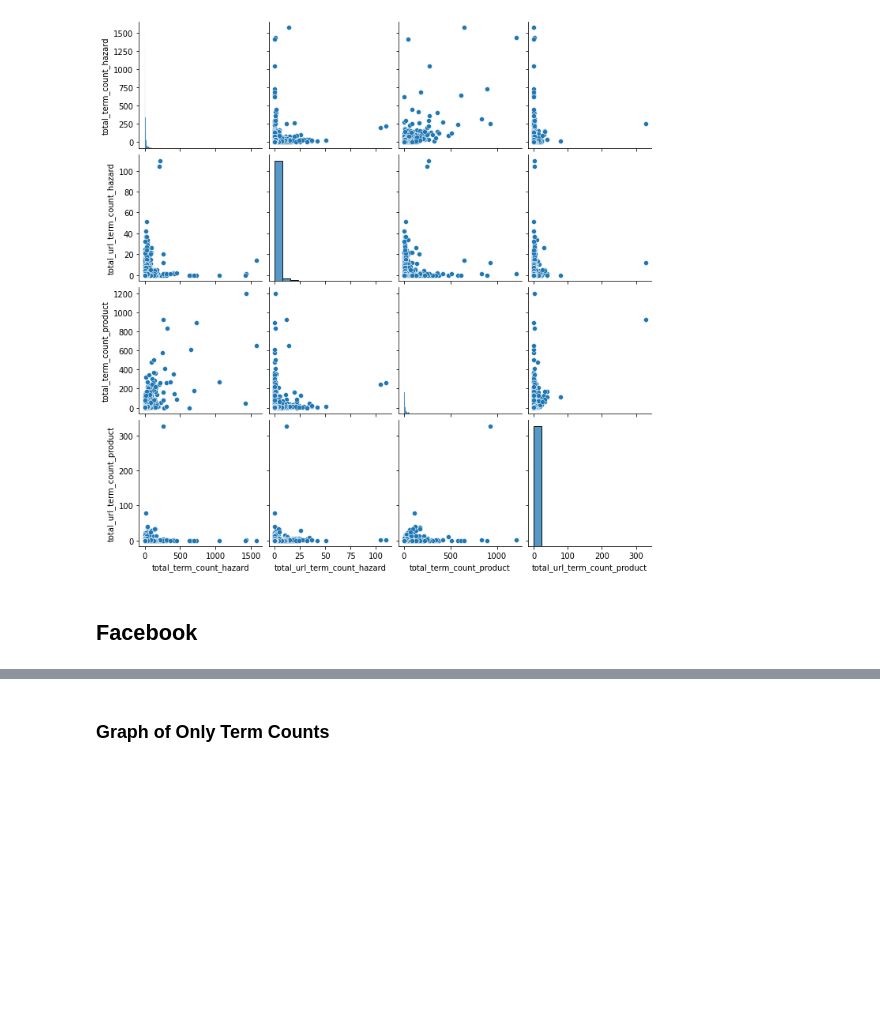
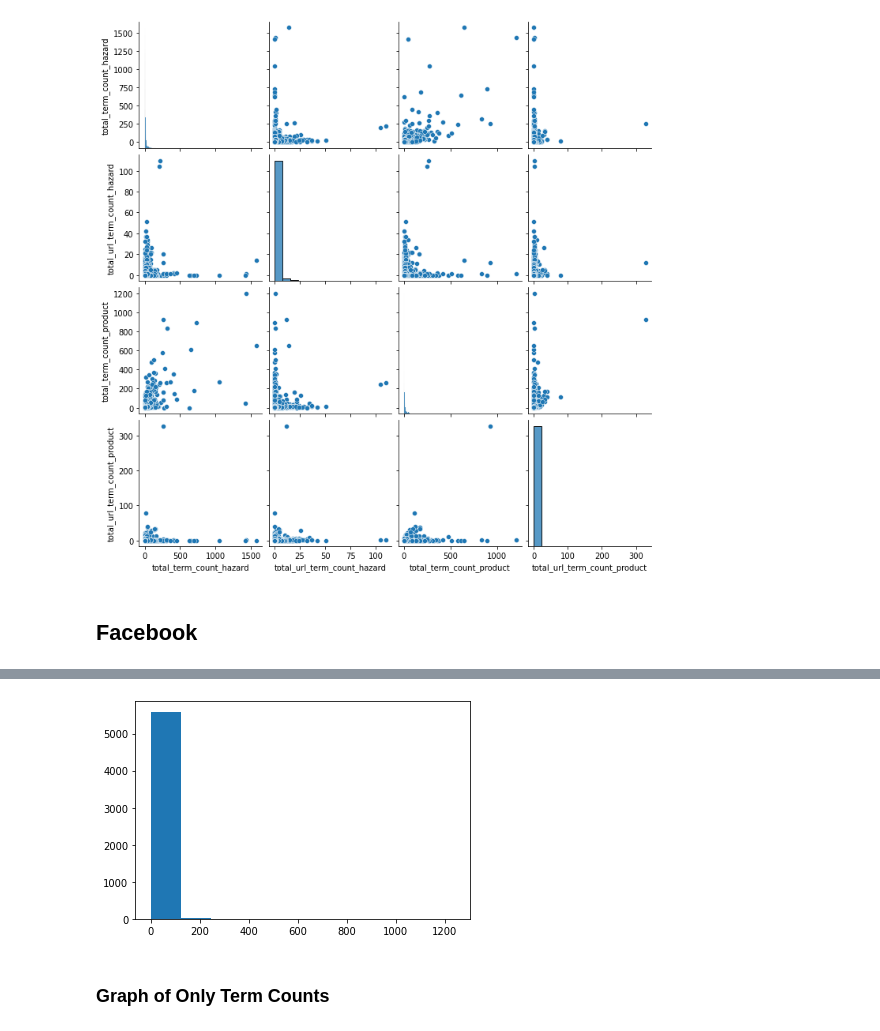
Before and after one commit to nershman/SAFFI-Project, a Jupyter notebook: notebooks/indicators.ipynb, the cells around one changed output, grey strips where cells are left out. Saved outputs shown, nothing was run; the diff lists cells and outputs as text; code cells hidden in the pictures; blank space fills up the shorter version.

```diff
--- a/notebooks/indicators.ipynb
+++ b/notebooks/indicators.ipynb
@@ -344,0 +354,4 @@ sns.pairplot(fb_sample)
+# %%
+plt.hist(fbdf.newline_count)
+%notify
+# %% [output]
@@ -345,3 +359,4 @@ sns.pairplot(fb_sample)
+[figure, added]
 # %% [markdown]
 ### Graph of Only Term Counts
 # %%
```
Also changed, not shown: parts of 44 cells of this notebook, 3 other files.
